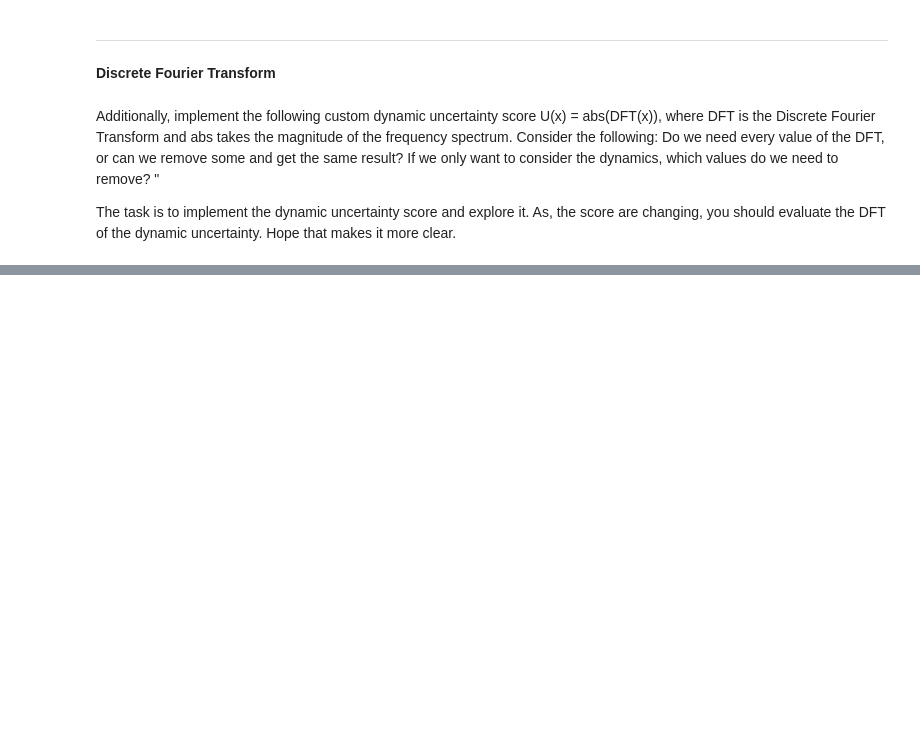
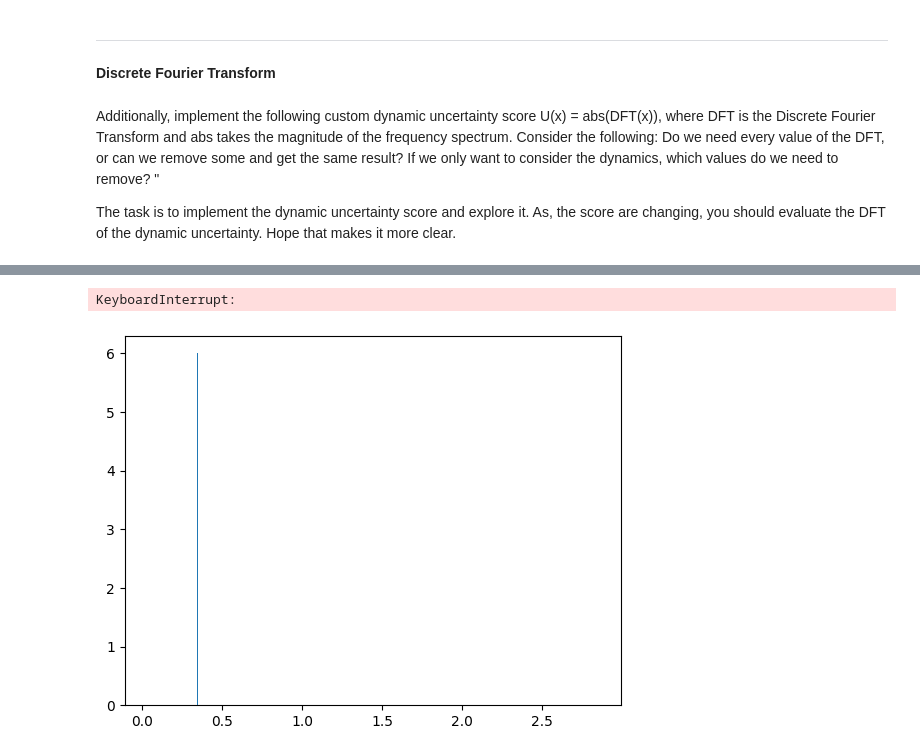
Before and after one commit to stach/mnist-pruning, a Jupyter notebook: src/train_mnist_prune.ipynb, the cells around one changed output, grey strips where cells are left out. Drawn from its saved outputs; the diff is of its cells as text; code cells hidden in the pictures; blank space fills up the shorter version.

```diff
--- a/src/train_mnist_prune.ipynb
+++ b/src/train_mnist_prune.ipynb
@@ -431,0 +342,5 @@ np.mean(x, axis=0)[27,26]
+# %%
+plt.hist(uncertainty_fft.T, bins=10);
+# %% [output]
+KeyboardInterrupt:
+[figure, added]
```
Also changed, not shown: parts of 20 cells of this notebook, 11 other files.
